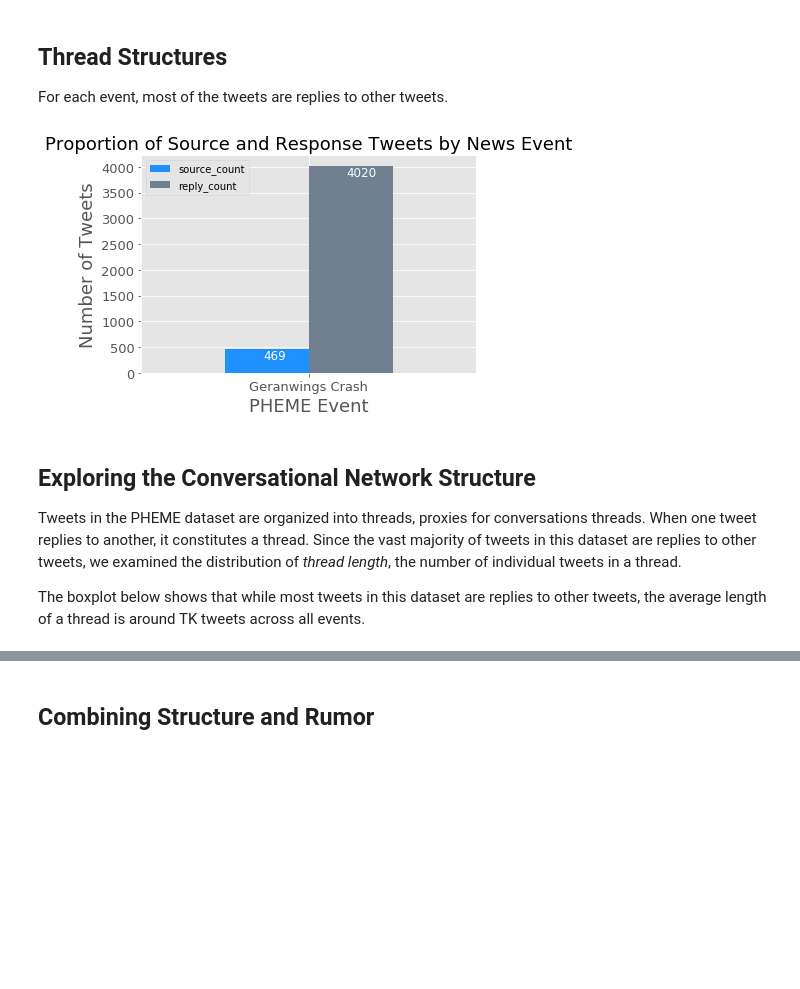
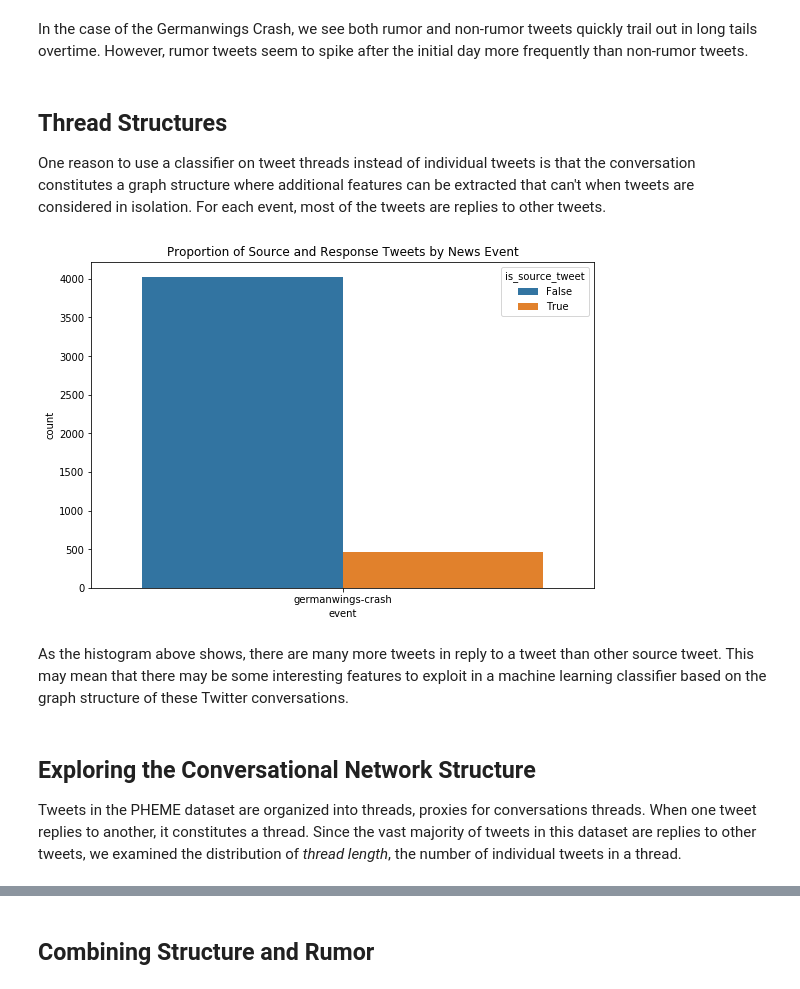
Before and after one commit to steve-kasica/pheme-rnr-knowledge-discovery, a Jupyter notebook: exploratory_data_analysis.ipynb, the cells around one changed output, grey strips where cells are left out. Drawn from its saved outputs; the diff is of its cells as text; code cells hidden in the pictures; blank space fills up the shorter version.

Commit message:
Update EDA notebook

```diff
--- a/exploratory_data_analysis.ipynb
+++ b/exploratory_data_analysis.ipynb
@@ -5,31 +4,0 @@ This notebook explores the structure of the PHEME Rumor Non-Rumor dataset to fin
-# %%
-# Import dependencies for this notebook
-import pandas as pd
-import numpy as np
-import networkx as nx
-import matplotlib.pyplot as plt
-from matplotlib.lines import Line2D
-import matplotlib as mpl
-from lib.util import fetch_tweets
-
-%matplotlib inline
-
-plt.style.use("ggplot")
-mpl.rcParams["figure.figsize"] = [17, 10]
-
-colorPal = {"rumor": "dodgerblue", "nonrumor": "slategray"}
-
-gw = fetch_tweets("germanwings-crash")
-
-def agg(x):
-    fields = {
-        "source_count": np.count_nonzero(x["is_source_tweet"]),
-        "reply_count": np.count_nonzero(x["is_source_tweet"] == 0),
-        "rumor_count": np.count_nonzero(x["is_rumor"]),
-        "nonrumor_count": np.count_nonzero(x["is_rumor"] == 0),
-        "thread_count": len(np.unique(x["thread"])),
-    }
-    return pd.Series(fields, index=["source_count", "reply_count", "rumor_count", "nonrumor_count", "thread_count"])
-
-summary = gw.groupby("event").apply(agg)
-summary
@@ -54,0 +14,5 @@ def graph_bool_col(df, title):
+# %%
+tweets = fetch_tweets("germanwings-crash")
+tweets[["is_source_tweet","is_rumor"]] = tweets[["is_source_tweet", "is_rumor"]].astype(bool)
+tweets.created = pd.to_datetime(tweets.created * 1e6)
+tweets.describe()
@@ -55,14 +106,19 @@ def graph_bool_col(df, title):
+# %% [markdown]
+In the case of the Germanwings Crash, we see both rumor and non-rumor tweets quickly trail out in long tails overtime. However, rumor tweets seem to spike after the initial day more frequently than non-rumor tweets.
 # %% [markdown]
 ## Thread Structures
 
-For each event, most of the tweets are replies to other tweets.
+One reason to use a classifier on tweet threads instead of individual tweets is that the conversation constitutes a graph structure where additional features can be extracted that can't when tweets are considered in isolation. For each event, most of the tweets are replies to other tweets.
 # %%
-graph_bool_col(summary[["source_count", "reply_count"]], "Proportion of Source and Response Tweets by News Event")
+plt.figure(figsize=(9,6))
+plt.title("Proportion of Source and Response Tweets by News Event")
+ax = sns.countplot(x="event", hue="is_source_tweet", data=tweets)
 # %% [output]
-[figure, old version]
+[figure, new version]
+# %% [markdown]
+As the histogram above shows, there are many more tweets in reply to a tweet than other source tweet. This may mean that there may be some interesting features to exploit in a machine learning classifier based on the graph structure of these Twitter conversations.
 # %% [markdown]
 ## Exploring the Conversational Network Structure
+
 Tweets in the PHEME dataset are organized into threads, proxies for conversations threads. When one tweet replies to another, it constitutes a thread. Since the vast majority of tweets in this dataset are replies to other tweets, we examined the distribution of *thread length*, the number of individual tweets in a thread.
-
-The boxplot below shows that while most tweets in this dataset are replies to other tweets, the average length of a thread is around TK tweets across all events.
 # %%
```
Also changed, not shown: parts of 19 cells of this notebook.
